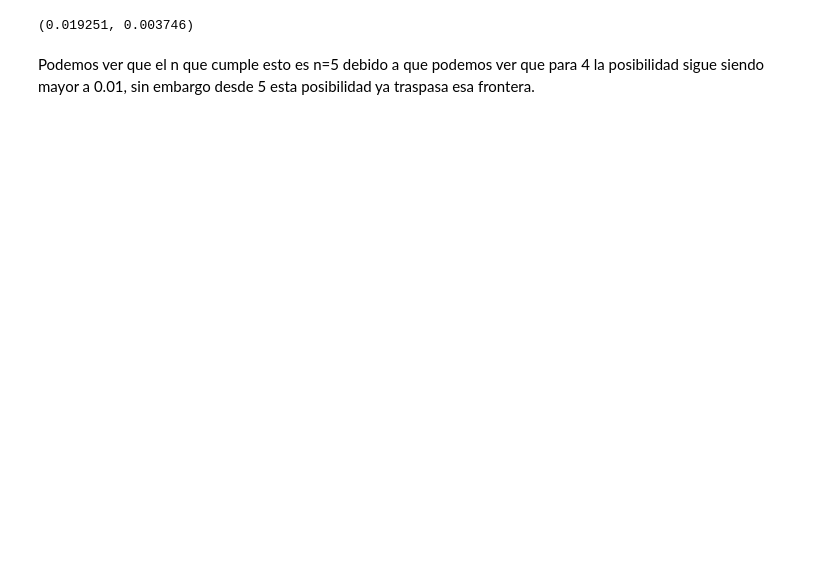
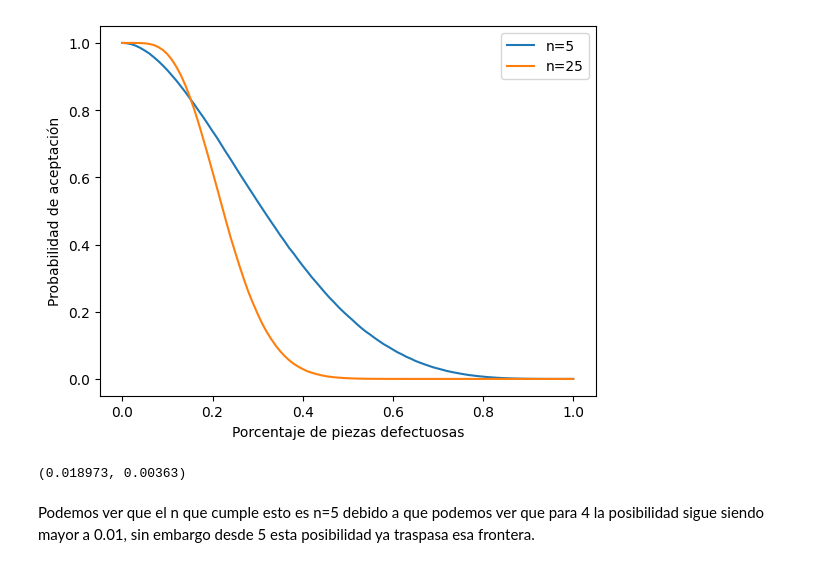
Before and after one commit to SimonOliveros/FISI2526-MetCompCompl-202320, a Jupyter notebook: Taller_4/Notebook_Entrega_Taller4.ipynb, the cells around one changed output. Cells and saved outputs as stored; diff of their text form; code cells hidden in the pictures; blank space fills up the shorter version.

```diff
--- a/Taller_4/Notebook_Entrega_Taller4.ipynb
+++ b/Taller_4/Notebook_Entrega_Taller4.ipynb
@@ -41,0 +79,21 @@ Contagio_minimo/N
+# %%
+#2.1
+probs=np.linspace(0,1,101)
+Muestreo1=[]
+Muestreo2=[]
+
+for p in probs:
+    Ev1=np.random.binomial(5,p,N)
+    Ev2=np.random.binomial(25,p,N)
+    conteo1=0
+    conteo2=0
+    for e in Ev1:
+        if e<=1:
+            conteo1+=1
+    for e in Ev2:
+        if e<=5:
+            conteo2+=1
+    Muestreo1.append(conteo1/N)
+    Muestreo2.append(conteo2/N)
+
+Muestreo1, Muestreo2
@@ -42,3 +118,12 @@ Contagio_minimo/N
+# %%
+plt.plot(probs,Muestreo1,label="n=5")
+plt.plot(probs,Muestreo2,label="n=25")
+plt.xlabel("Porcentaje de piezas defectuosas")
+plt.ylabel("Probabilidad de aceptación")
+plt.legend()
+plt.show()
+# %% [output]
+[figure, added]
 # %%
 #2.2
 eventos=np.random.poisson(1,N)
@@ -52,7 +137,7 @@ for e in eventos:
 
 pp/N, pp1/N
 # %% [output]
-(0.019251, 0.003746)
+(0.018973, 0.00363)
 # %% [markdown]
 Podemos ver que el n que cumple esto es n=5 debido a que podemos ver que para 4 la posibilidad sigue siendo mayor a 0.01, sin embargo desde 5 esta posibilidad ya traspasa esa frontera.
 # %%
```
Also changed, not shown: parts of 13 cells of this notebook.
